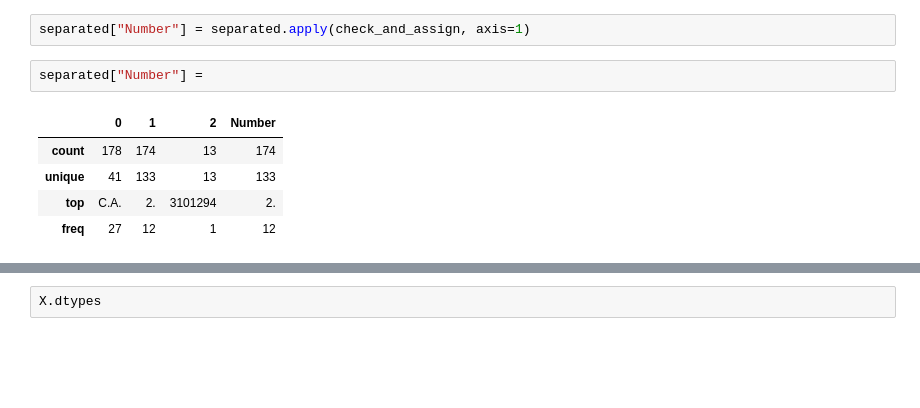
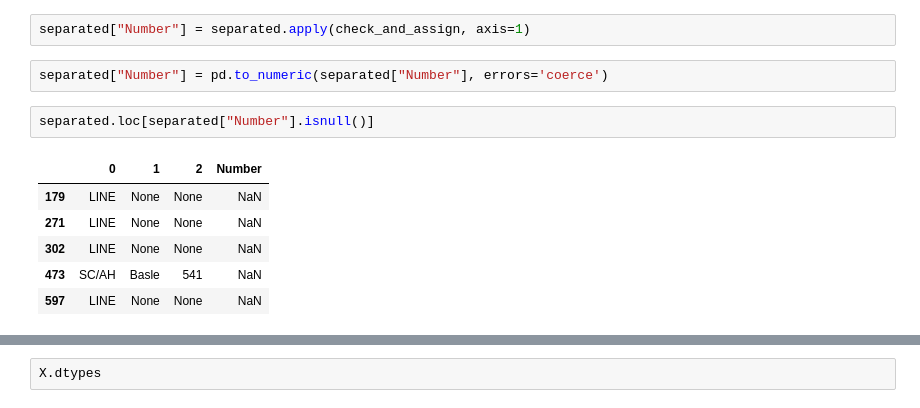
Before and after one commit to sydneycally-inclane-2812/titanic-survival-analysis, a Jupyter notebook: titanicSurvivalAnalysis.ipynb, the cells around one changed output, grey strips where cells are left out. Cells and saved outputs as stored; diff of their text form; blank space fills up the shorter version.

Commit message:
Cleaned up Ticket Numbers, Analyzed Embarked Location

```diff
--- a/titanicSurvivalAnalysis.ipynb
+++ b/titanicSurvivalAnalysis.ipynb
@@ -310,11 +328,14 @@ def check_and_assign(row):
         return row[2]
 # %%
 separated["Number"] = separated.apply(check_and_assign, axis=1)
+# %%
+separated["Number"] = pd.to_numeric(separated["Number"], errors='coerce')
 # %%
-separated["Number"] =
+separated.loc[separated["Number"].isnull()]
 # %% [output]
 |  | 0 | 1 | 2 | Number |
-| count | 178 | 174 | 13 | 174 |
-| unique | 41 | 133 | 13 | 133 |
-| top | C.A. | 2. | 3101294 | 2. |
-| freq | 27 | 12 | 1 | 12 |
+| 179 | LINE | None | None | NaN |
+| 271 | LINE | None | None | NaN |
+| 302 | LINE | None | None | NaN |
+| 473 | SC/AH | Basle | 541 | NaN |
+| 597 | LINE | None | None | NaN |
```
Also changed, not shown: parts of 10 cells of this notebook.
